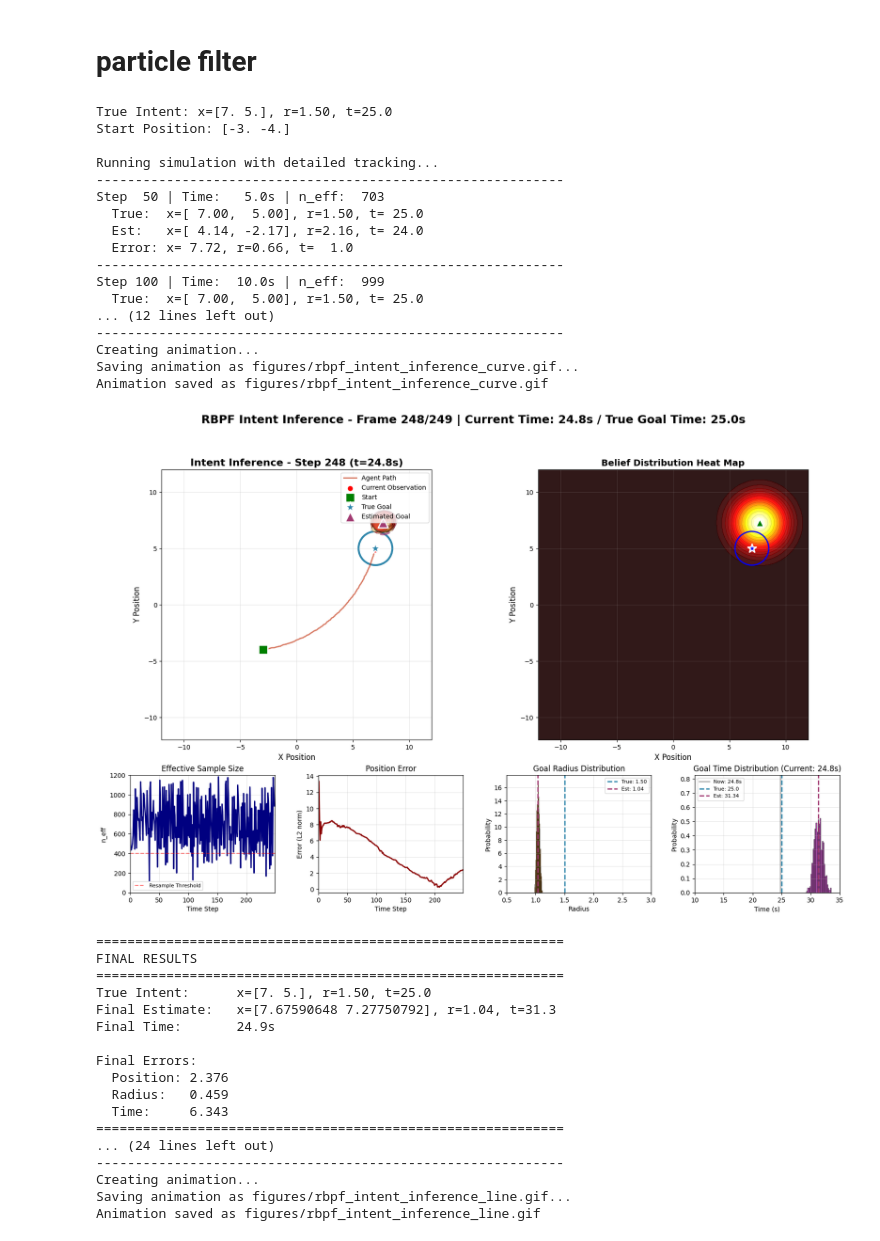
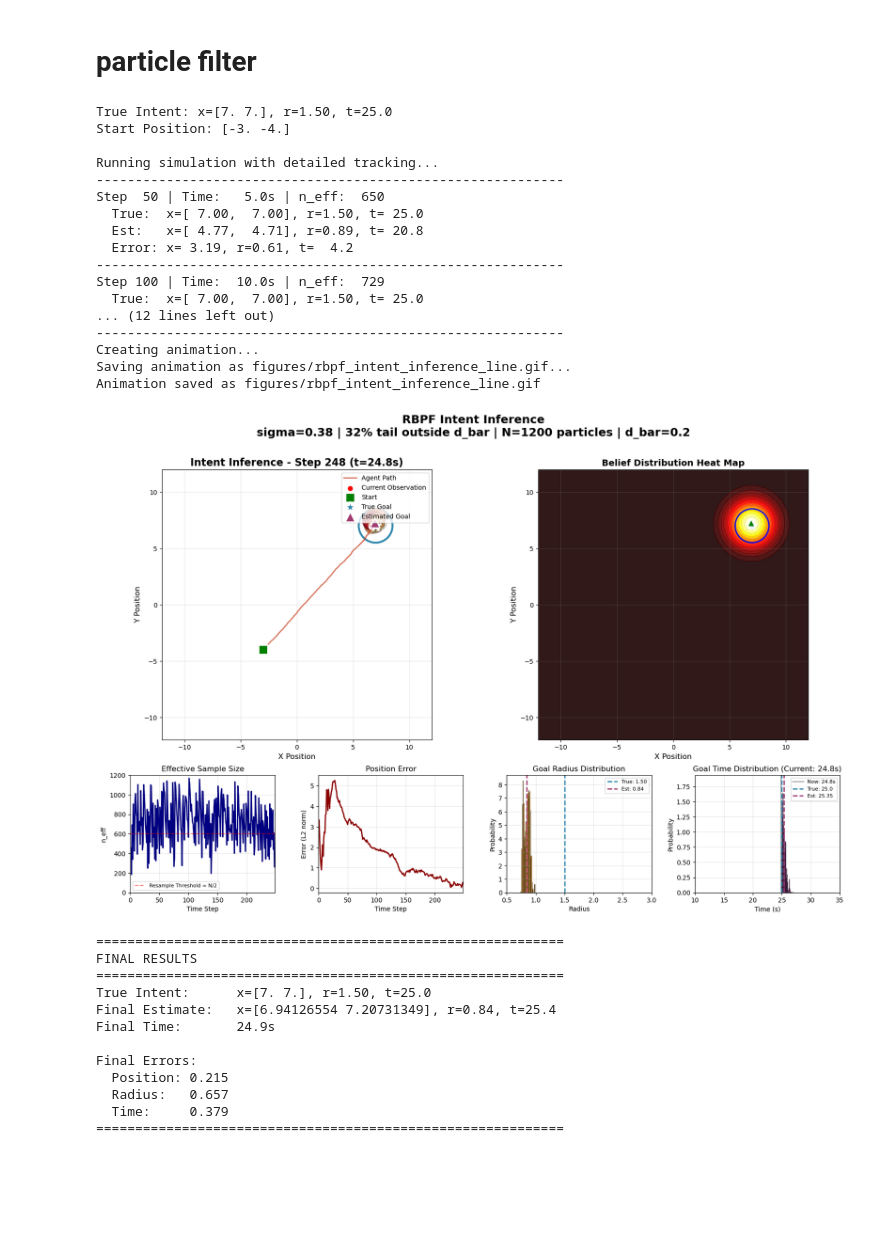
Before and after one commit to noMushroomw/obfuscation, a Jupyter notebook: PF_intention_inference.ipynb, the cells around one changed output. Drawn from its saved outputs; the diff is of its cells as text; code cells hidden in the pictures; blank space fills up the shorter version.

```diff
--- a/PF_intention_inference.ipynb
+++ b/PF_intention_inference.ipynb
@@ -506,8 +441,8 @@ class AgentWithIntent:
 class PaperBasedRBPF:
     """RBPF following the paper's formulation with FIXED time inference"""
 
-    def __init__(self, N=1000, R=10.0, r_min=0.5, r_max=3.0,
-                 t_min=5.0, t_max=30.0, d_bar=0.3, err_std=0.1):
+    def __init__(self, N=1000, R=12.0, r_min=0.5, r_max=3.0,
+                 t_min=5.0, t_max=30.0, d_bar=0.3, dt=0.1, err_std=0.1):
 
         self.N = N
         self.R = R
@@ -519,7 +454,7 @@ class PaperBasedRBPF:
 
         self.err_cov = (err_std ** 2) * np.eye(2)
         self.err_std = err_std
-        self.sigma_d = 0.3
+        self.sigma_d = 0.38
         self.dis_cov = (self.sigma_d * d_bar) ** 2 * np.eye(2)
 
         self.particles = self._initialize_particles()
@@ -530,7 +465,7 @@ class PaperBasedRBPF:
 
         self.initialized = False
         self.current_time = 0
-        self.dt = 0.1
+        self.dt = dt
 
         # Track initial position for each particle
         self.x0 = None
@@ -598,7 +533,7 @@ class PaperBasedRBPF:
             t_goal = self.particles[i, 3]
             # If current time exceeds particle's goal time
             if self.current_time > t_goal:
-                self.log_weights[i] -= 100.0  # Large penalty
+                self.log_weights[i] -= 50
 
 
     def update(self, y):
@@ -651,7 +586,6 @@ class PaperBasedRBPF:
             self.resample()
 
     def resample(self):
-        #print("Resampling particles at time:", self.current_time)
         N = self.N
         cumsum = np.cumsum(self.weights)
         cumsum[-1] = 1.0
@@ -671,7 +605,6 @@ class PaperBasedRBPF:
         self.particles[:, :2] += np.random.randn(N, 2) * noise_std
         self.particles[:, 2] *= np.random.uniform(0.98, 1.02, N)
 
-        # CRITICAL: Only add noise to time estimates that are still valid
         for i in range(N):
             if self.particles[i, 3] > self.current_time:
                 # Can still vary future time estimates
@@ -688,7 +621,7 @@ class PaperBasedRBPF:
                                        self.t_max)
 
     def compute_n_eff(self):
-        return 1.0 / np.sum(self.weights ** 2)
+        return np.floor(1.0 / np.sum(self.weights ** 2))
 
     def get_estimate(self, method='reduced'):
         if method == 'hw':
@@ -725,22 +658,20 @@ class PaperBasedRBPF:
         }
 # %%
 
-def create_animated_inference(save_gif=True, save_mp4=False, filename_base='intent_inference', reference_type = 'curve'):
+def create_animated_inference(save_gif=True, save_mp4=False, filename_base='intent_inference', reference_type = 'line'):
 
     save_folder = 'figures'
 
     # Setup parameters
-    theta_true = np.array([7.0, 5.0, 1.5, 25.0])  # [x, y, r, t]
+    theta_true = np.array([7.0, 7.0, 1.5, 25.0])  # [x, y, r, t]
     x0 = np.array([-3.0, -4.0])
 
     print(f"True Intent: x={theta_true[:2]}, r={theta_true[2]:.2f}, t={theta_true[3]:.1f}")
     print(f"Start Position: {x0}")
 
     # Create agent and filter
-    #agent = AgentWithIntent(theta_true, x0, d_bar=0.2, dt=0.1)
-    agent = MultiModeAgent(theta_com=theta_true, x0=x0, mode=reference_type, amplitude=3.0)
-    rbpf = PaperBasedRBPF(N=1200, R=12.0, r_min=0.5, r_max=3.0,
-                         t_min=10.0, t_max=35.0, d_bar=0.2, err_std=0.1)
+    agent = MultiModeAgent(theta_com=theta_true, x0=x0, mode=reference_type, d_bar=0.2, dt=0.1, amplitude=2.0, noise_type='random', noise_frequency=2, noise_phase=0)
+    rbpf = PaperBasedRBPF(N=1200, R=12.0, r_min=0.5, r_max=3.0, t_min=10.0, t_max=35.0, d_bar=0.2, dt=0.1, err_std=0.1)
 
     # Run simulation to collect data
     T = 250
@@ -930,8 +861,8 @@ def create_animated_inference(save_gif=True, save_mp4=False, filename_base='inte
         ax_neff.set_title('Effective Sample Size', fontsize=12)
         ax_neff.plot(rbpf.history['n_eff'][:frame+1],
                     color='navy', linewidth=2)
-        ax_neff.axhline(rbpf.N/3, color='red', linestyle='--',
-                       alpha=0.5, label='Resample Threshold')
+        ax_neff.axhline(rbpf.N/2, color='red', linestyle='--',
+                       alpha=0.5, label='Resample Threshold = N/2')
         ax_neff.set_xlabel('Time Step')
         ax_neff.set_ylabel('n_eff')
         ax_neff.set_xlim(0, len(rbpf.history['n_eff']))
@@ -999,8 +930,8 @@ def create_animated_inference(save_gif=True, save_mp4=False, filename_base='inte
         ax_time.grid(True, alpha=0.3)
 
         # Add frame counter
-        fig.suptitle(f'RBPF Intent Inference - Frame {frame}/{len(rbpf.history["particles"])} | '
-                    f'Current Time: {current_time:.1f}s / True Goal Time: {theta_true[3]:.1f}s',
+        fig.suptitle(f'RBPF Intent Inference\n'
+                    f'sigma=0.38 | 32% tail outside d_bar | N={rbpf.N} particles | d_bar={rbpf.d_bar}',
                     fontsize=18, fontweight='bold', y=0.98)
 
         return []
@@ -1041,59 +972,55 @@ def create_animated_inference(save_gif=True, save_mp4=False, filename_base='inte
     err_x = np.linalg.norm(final_estimate['x'] - theta_true[:2])
     err_r = abs(final_estimate['r'] - theta_true[2])
     err_t = abs(final_estimate['t'] - theta_true[3])
 
     print(f"\nFinal Errors:")
     print(f"  Position: {err_x:.3f}")
     print(f"  Radius:   {err_r:.3f}")
     print(f"  Time:     {err_t:.3f}")
 
     print("=" * 60)
 
     return anim, rbpf
 
 
 if __name__ == "__main__":
     # Create and save animation
-    for reference_type in ['curve', 'line', 'sinusoid']:
+    for reference_type in ['line', 'sinusoid']:
+    #for reference_type in ['sinusoid']:
         anim, rbpf = create_animated_inference(
             save_gif=True,      # Save as GIF
-            save_mp4=False,     # Save as MP4 (requires ffmpeg)
+            save_mp4=False,     # Save as MP4
             filename_base='rbpf_intent_inference_',
             reference_type=reference_type
         )
 # %% [output]
-True Intent: x=[7. 5.], r=1.50, t=25.0
+True Intent: x=[7. 7.], r=1.50, t=25.0
 Start Position: [-3. -4.]
 
 Running simulation with detailed tracking...
 ------------------------------------------------------------
-Step  50 | Time:   5.0s | n_eff:  703
-  True:  x=[ 7.00,  5.00], r=1.50, t= 25.0
-  Est:   x=[ 4.14, -2.17], r=2.16, t= 24.0
-  Error: x= 7.72, r=0.66, t=  1.0
+Step  50 | Time:   5.0s | n_eff:  650
+  True:  x=[ 7.00,  7.00], r=1.50, t= 25.0
+  Est:   x=[ 4.77,  4.71], r=0.89, t= 20.8
+  Error: x= 3.19, r=0.61, t=  4.2
 ------------------------------------------------------------
-Step 100 | Time:  10.0s | n_eff:  999
-  True:  x=[ 7.00,  5.00], r=1.50, t= 25.0
+Step 100 | Time:  10.0s | n_eff:  729
+  True:  x=[ 7.00,  7.00], r=1.50, t= 25.0
 ... (12 lines left out)
 ------------------------------------------------------------
 Creating animation...
-Saving animation as figures/rbpf_intent_inference_curve.gif...
-Animation saved as figures/rbpf_intent_inference_curve.gif
+Saving animation as figures/rbpf_intent_inference_line.gif...
+Animation saved as figures/rbpf_intent_inference_line.gif
-[figure, old version]
+[figure, new version]
 ============================================================
 FINAL RESULTS
 ============================================================
-True Intent:      x=[7. 5.], r=1.50, t=25.0
-Final Estimate:   x=[7.67590648 7.27750792], r=1.04, t=31.3
+True Intent:      x=[7. 7.], r=1.50, t=25.0
+Final Estimate:   x=[6.94126554 7.20731349], r=0.84, t=25.4
 Final Time:       24.9s
 
 Final Errors:
-  Position: 2.376
-  Radius:   0.459
-  Time:     6.343
+  Position: 0.215
+  Radius:   0.657
+  Time:     0.379
 ============================================================
-... (24 lines left out)
-------------------------------------------------------------
-Creating animation...
-Saving animation as figures/rbpf_intent_inference_line.gif...
-Animation saved as figures/rbpf_intent_inference_line.gif
```
Also changed, not shown: parts of 10 cells of this notebook, 8 other files.
